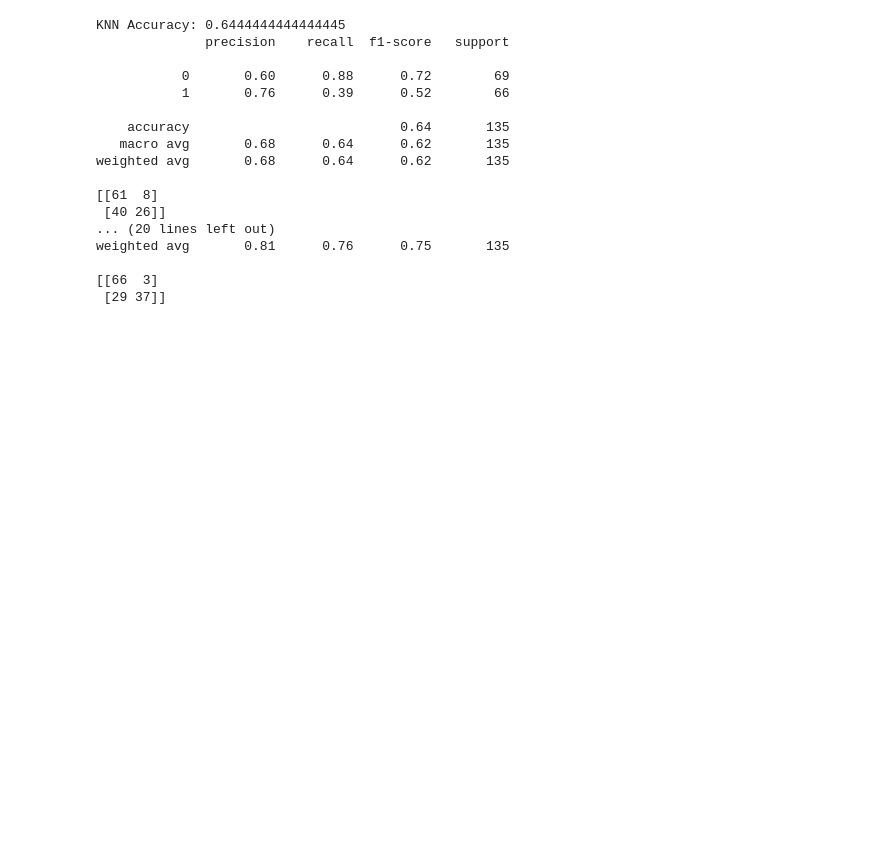
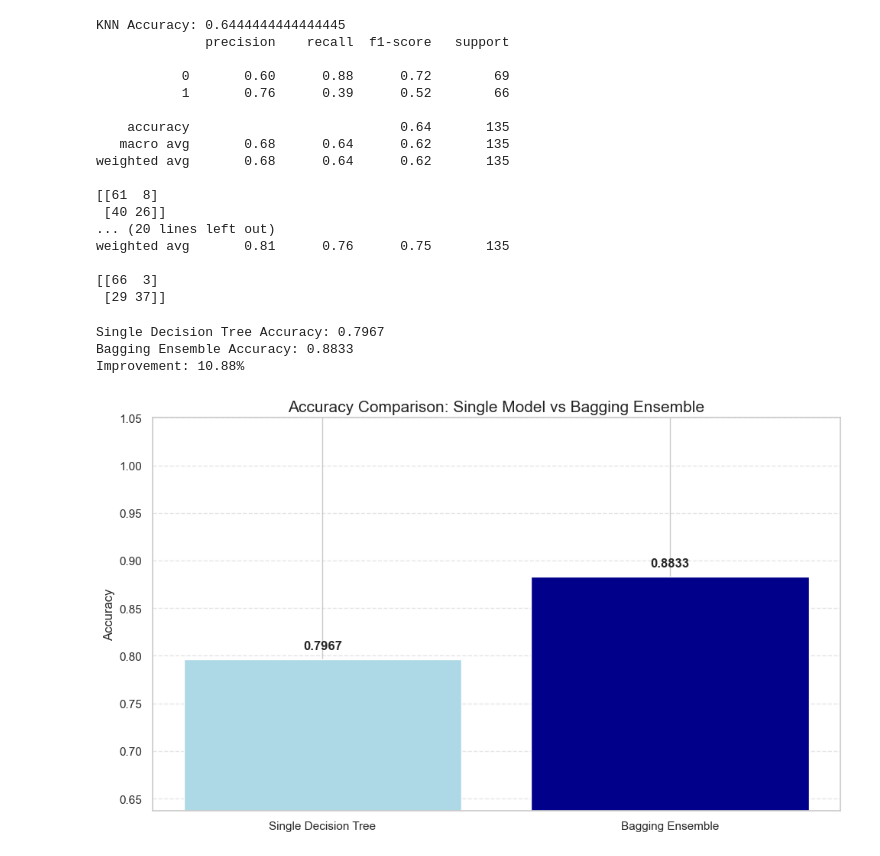
Before and after one commit to TasnimulIntazamAsif/EDGE_Project-Movie_Genre, a Jupyter notebook: movie_genre.ipynb, the cells around one changed output. Saved outputs shown, nothing was run; the diff lists cells and outputs as text; code cells hidden in the pictures; blank space fills up the shorter version.

```diff
--- a/movie_genre.ipynb
+++ b/movie_genre.ipynb
@@ -256,3 +262,55 @@ weighted avg       0.81      0.76      0.75       135
 
 [[66  3]
  [29 37]]
+# %%
+# Generate a synthetic dataset
+np.random.seed(42)
+X, y = make_classification(n_samples=1000, n_features=20, n_informative=15,
+                          n_redundant=5, random_state=42)
+
+# Split the data
+X_train, X_test, y_train, y_test = train_test_split(X, y, test_size=0.3, random_state=42)
+
+# Train a single decision tree
+single_tree = DecisionTreeClassifier(random_state=42)
+single_tree.fit(X_train, y_train)
+y_pred_single = single_tree.predict(X_test)
+single_accuracy = accuracy_score(y_test, y_pred_single)
+
+# Train a bagging ensemble
+bagging = BaggingClassifier(
+    estimator=DecisionTreeClassifier(),
+    n_estimators=100,
+    random_state=42
+)
+bagging.fit(X_train, y_train)
+y_pred_bagging = bagging.predict(X_test)
+bagging_accuracy = accuracy_score(y_test, y_pred_bagging)
+
+
+# Print the results
+print(f"Single Decision Tree Accuracy: {single_accuracy:.4f}")
+print(f"Bagging Ensemble Accuracy: {bagging_accuracy:.4f}")
+print(f"Improvement: {(bagging_accuracy - single_accuracy) / single_accuracy * 100:.2f}%")
+
+# Create a bar chart comparing the accuracy
+plt.figure(figsize=(10, 6))
+plt.bar(['Single Decision Tree', 'Bagging Ensemble'],
+        [single_accuracy, bagging_accuracy],
+        color=['lightblue', 'darkblue'])
+plt.title('Accuracy Comparison: Single Model vs Bagging Ensemble', fontsize=15)
+plt.ylabel('Accuracy')
+plt.ylim(0.8 * min(single_accuracy, bagging_accuracy), 1.05)
+plt.grid(True, axis='y', linestyle='--', alpha=0.5)
+
+# Add the exact accuracy values on top of bars
+for i, acc in enumerate([single_accuracy, bagging_accuracy]):
+    plt.text(i, acc + 0.01, f"{acc:.4f}", horizontalalignment='center', fontweight='bold')
+
+plt.tight_layout()
+plt.show()
+# %% [output]
+Single Decision Tree Accuracy: 0.7967
+Bagging Ensemble Accuracy: 0.8833
+Improvement: 10.88%
+[figure, added]
```
Also changed, not shown: parts of 5 cells of this notebook.
